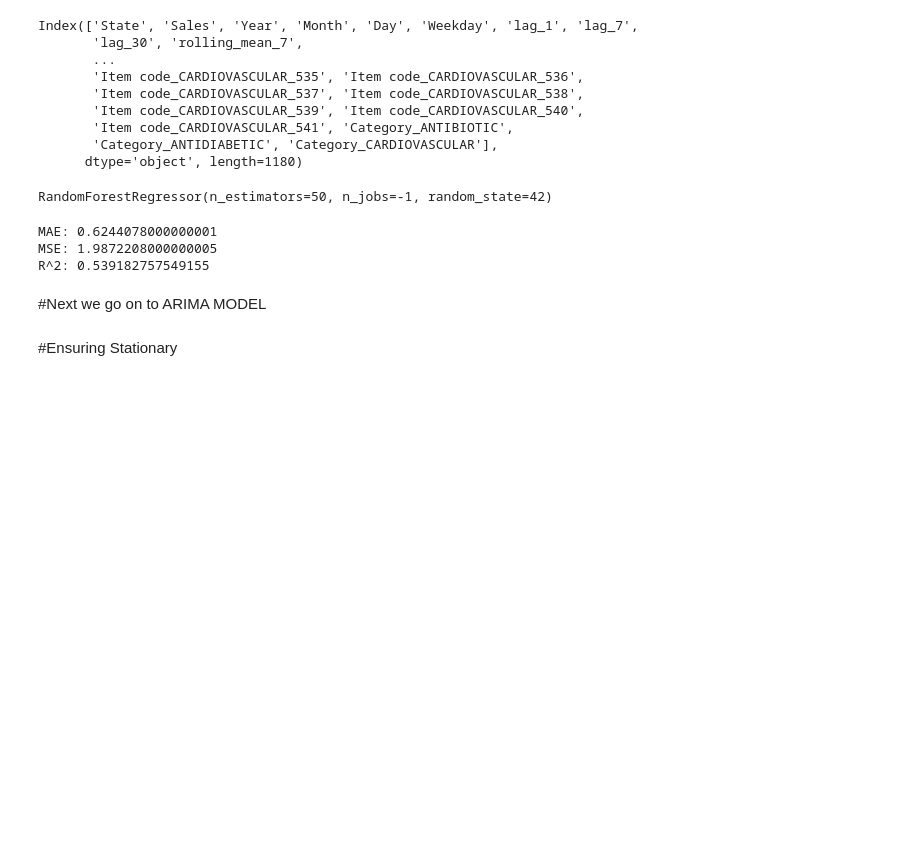
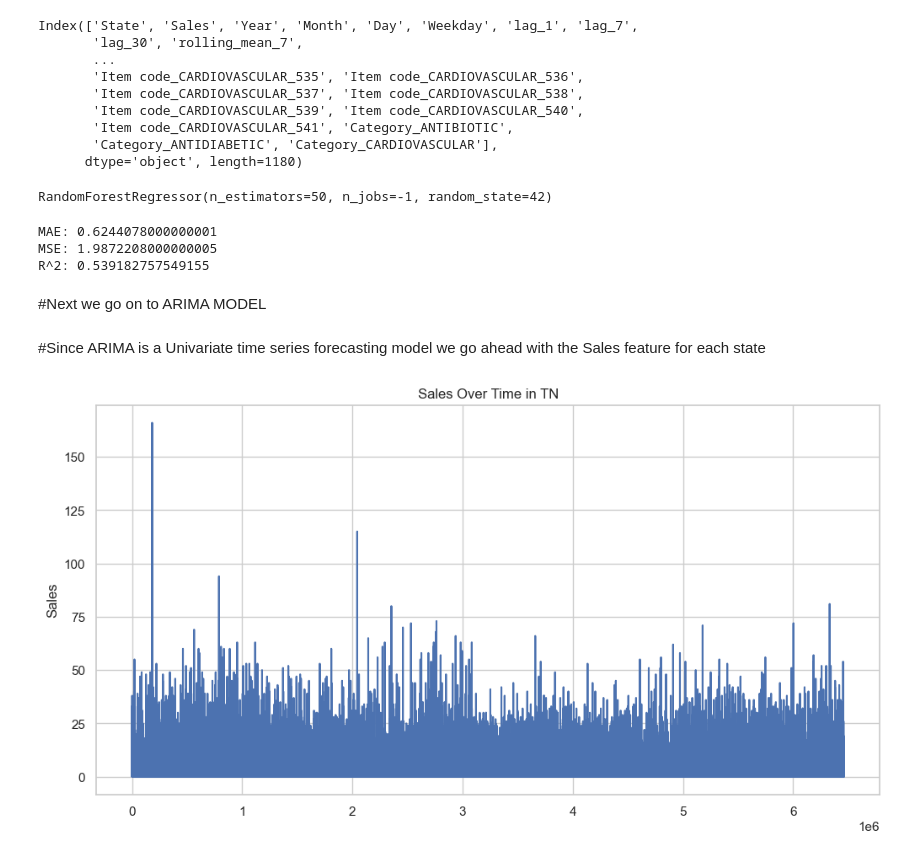
Before and after one commit to artificialcoder02/Mankind_TimeSeries_Analysis, a Jupyter notebook: Time_Series_Analysis_Mankind.ipynb, the cells around one changed output. Saved outputs shown, nothing was run; the diff lists cells and outputs as text; code cells hidden in the pictures; blank space fills up the shorter version.

```diff
--- a/Time_Series_Analysis_Mankind.ipynb
+++ b/Time_Series_Analysis_Mankind.ipynb
@@ -720,5 +688,11 @@ MSE: 1.9872208000000005
 R^2: 0.539182757549155
 # %% [markdown]
 #Next we go on to ARIMA MODEL
-# %% [markdown]
-#Ensuring Stationary
+# %% [markdown]
+#Since ARIMA is a Univariate time series forecasting model we go ahead with the Sales feature for each state
+# %%
+df_TN['Sales'].plot(title='Sales Over Time in TN', figsize=(12, 6))
+plt.ylabel('Sales')
+plt.show()
+# %% [output]
+[figure, added]
```
Also changed, not shown: parts of 24 cells of this notebook, 1 other file.
